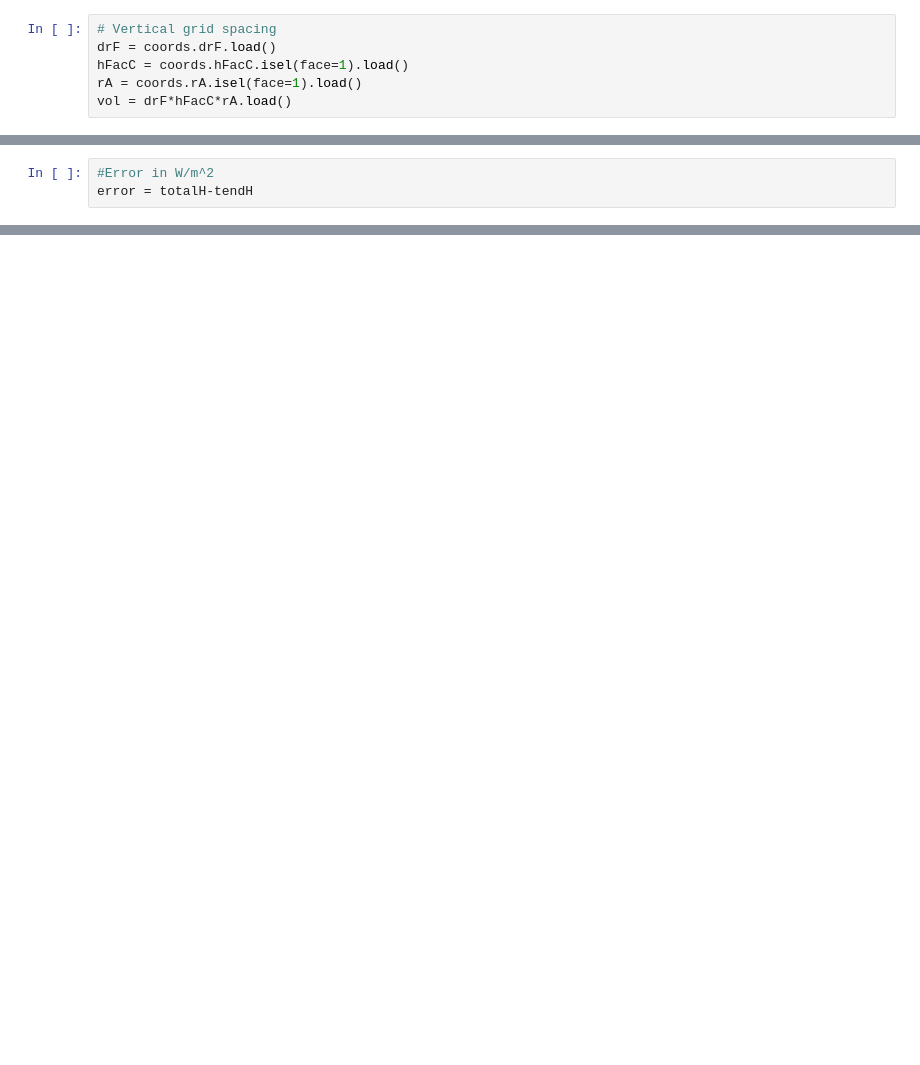
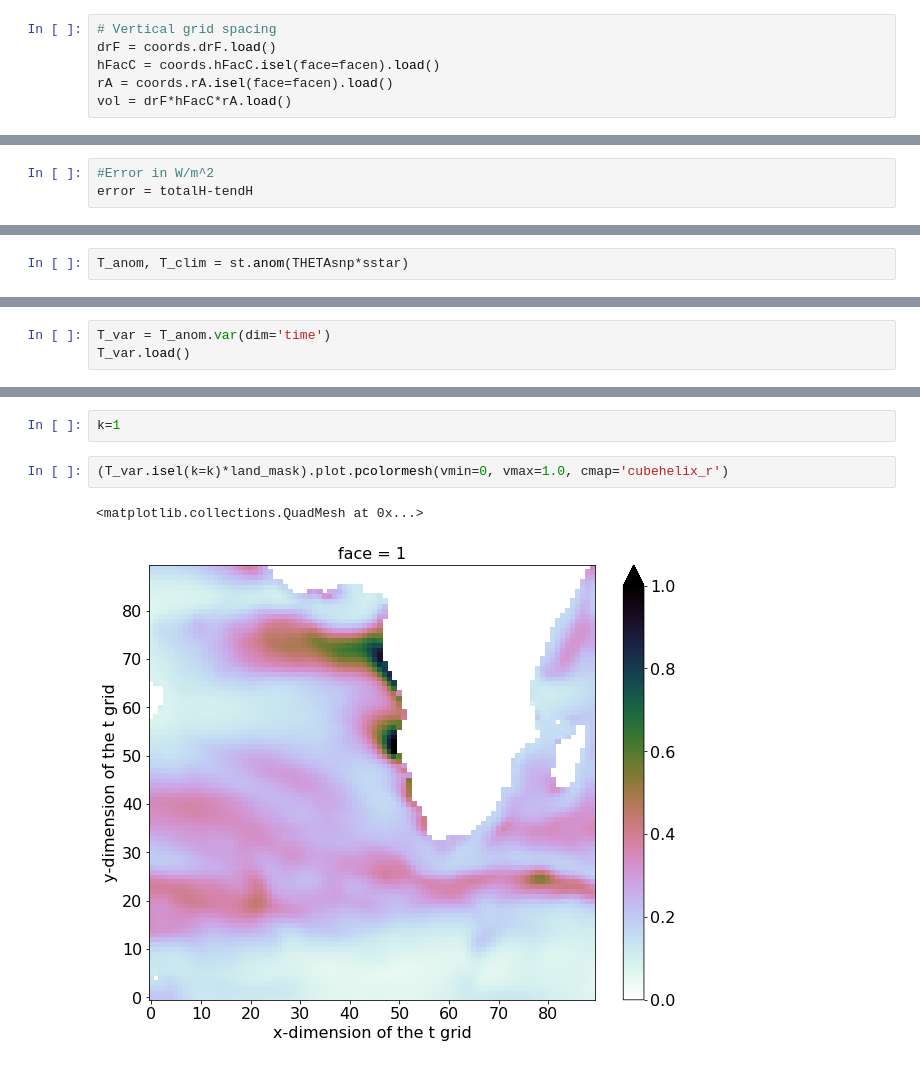
Before and after one commit to cpatrizio88/pangeo_ECCO, a Jupyter notebook: test_ecco_sstvarbudget.ipynb, the cells around one changed output, grey strips where cells are left out. Drawn from its saved outputs; the diff is of its cells as text; blank space fills up the shorter version.

```diff
--- a/test_ecco_sstvarbudget.ipynb
+++ b/test_ecco_sstvarbudget.ipynb
@@ -347,8 +349,8 @@ dyG = coords.dyG.isel(face=1).load()
 # %%
 # Vertical grid spacing
 drF = coords.drF.load()
-hFacC = coords.hFacC.isel(face=1).load()
-rA = coords.rA.isel(face=1).load()
+hFacC = coords.hFacC.isel(face=facen).load()
+rA = coords.rA.isel(face=facen).load()
 vol = drF*hFacC*rA.load()
 # %%
 # Make copy of hFacC
@@ -640,0 +695,2 @@ array([[[[ -13.41194 , ...,    3.110044],
+# %%
+T_anom, T_clim = st.anom(THETAsnp*sstar)
@@ -643,0 +713,3 @@ array([[[[ -13.41194 , ...,    3.110044],
+# %%
+T_var = T_anom.var(dim='time')
+T_var.load()
@@ -643,0 +787,7 @@ array([[[[ -13.41194 , ...,    3.110044],
+# %%
+k=1
+# %%
+(T_var.isel(k=k)*land_mask).plot.pcolormesh(vmin=0, vmax=1.0, cmap='cubehelix_r')
+# %% [output]
+<matplotlib.collections.QuadMesh at 0x...>
+[figure, added]
```
Also changed, not shown: parts of 44 cells of this notebook.
